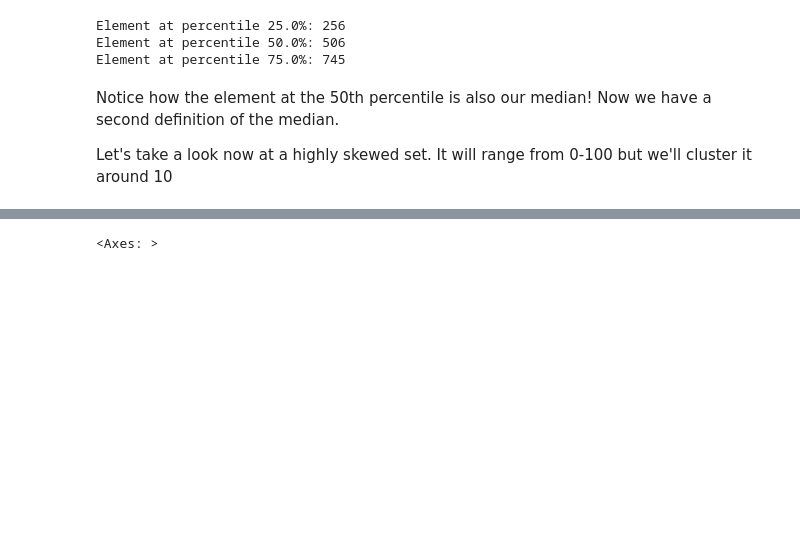
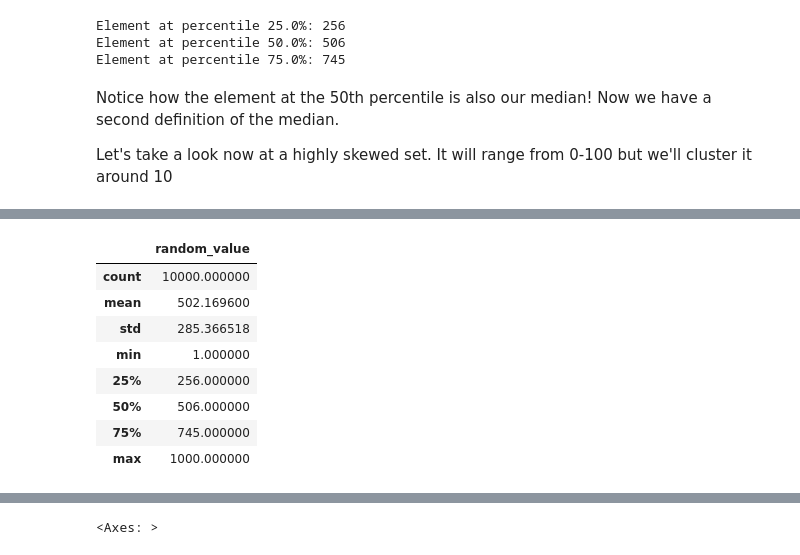
Before and after one commit to sawubona-repo/BINA-FS24-WORK, a Jupyter notebook: LB04-DescriptiveStatistics/Python/Python_JUPYTER_Descriptive_Statistics.ipynb, the cells around one changed output, grey strips where cells are left out. Saved outputs shown, nothing was run; the diff lists cells and outputs as text; code cells hidden in the pictures; blank space fills up the shorter version.

```diff
--- a/LB04-DescriptiveStatistics/Python/Python_JUPYTER_Descriptive_Statistics.ipynb
+++ b/LB04-DescriptiveStatistics/Python/Python_JUPYTER_Descriptive_Statistics.ipynb
@@ -441,0 +487,13 @@ IQR: 57
+# %%
+# pandas dataframe function
+df.describe()
+# %% [output]
+|  | random_value |
+| count | 10000.000000 |
+| mean | 502.169600 |
+| std | 285.366518 |
+| min | 1.000000 |
+| 25% | 256.000000 |
+| 50% | 506.000000 |
+| 75% | 745.000000 |
+| max | 1000.000000 |
```
Also changed, not shown: parts of 67 cells of this notebook, 3 other files.
